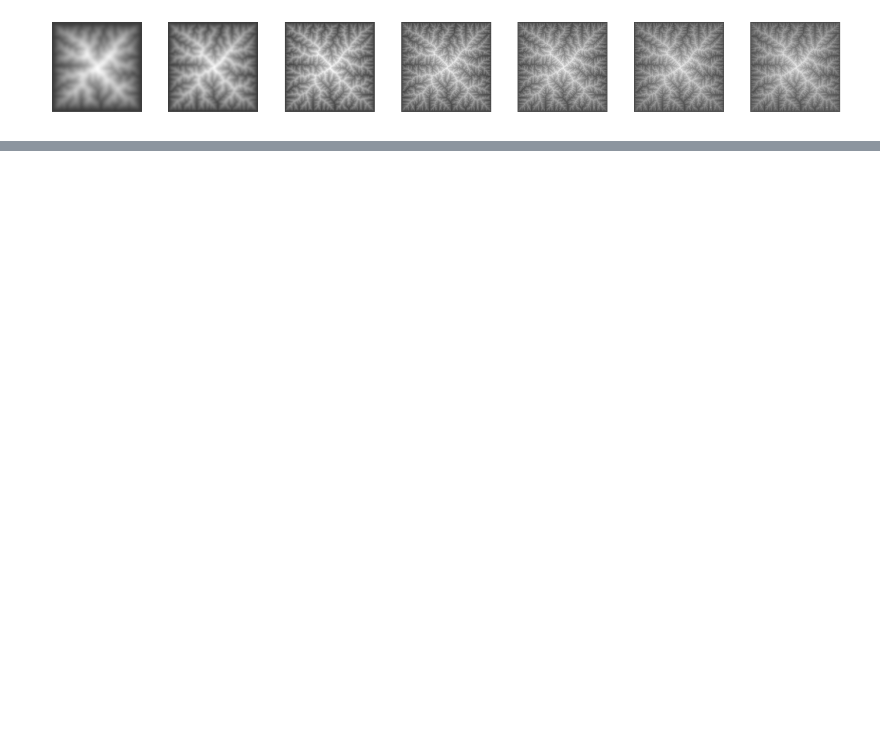
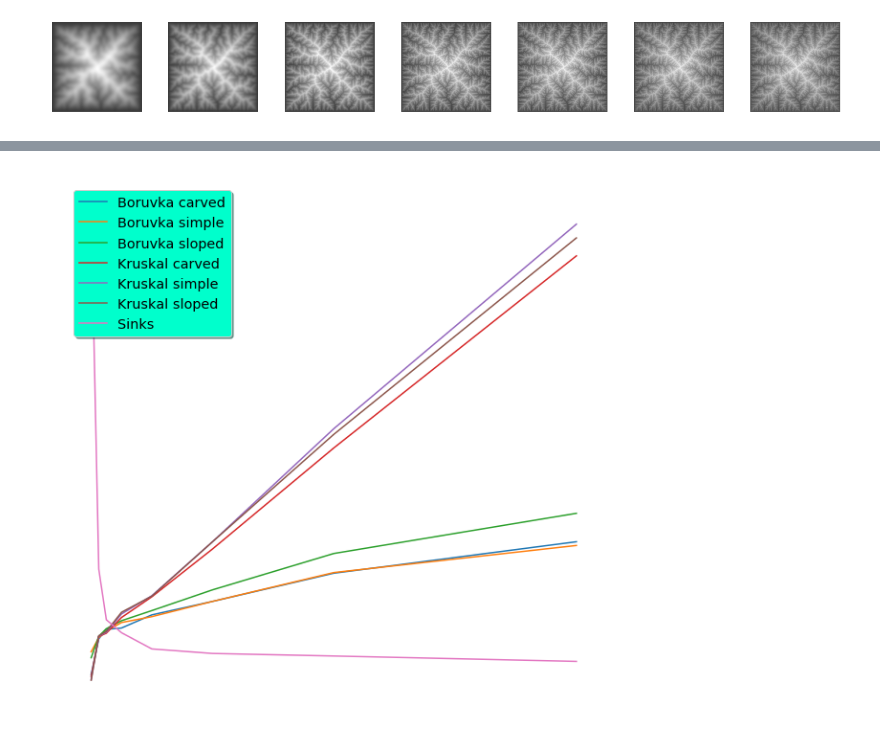
Before and after one commit to fastscape-lem/fastscapelib, a Jupyter notebook: examples/mountain.ipynb, the cells around one changed output, grey strips where cells are left out. Drawn from its saved outputs; the diff is of its cells as text; code cells hidden in the pictures; blank space fills up the shorter version.

```diff
--- a/examples/mountain.ipynb
+++ b/examples/mountain.ipynb
@@ -100,0 +188,5 @@ fig.tight_layout()
+# %%
+fig, ax = plt.subplots(figsize = (10,10))
+plot_prop(4096, ax, legends = True)
+# %% [output]
+[figure, added]
```
Also changed, not shown: parts of 6 cells of this notebook, 4 other files.
